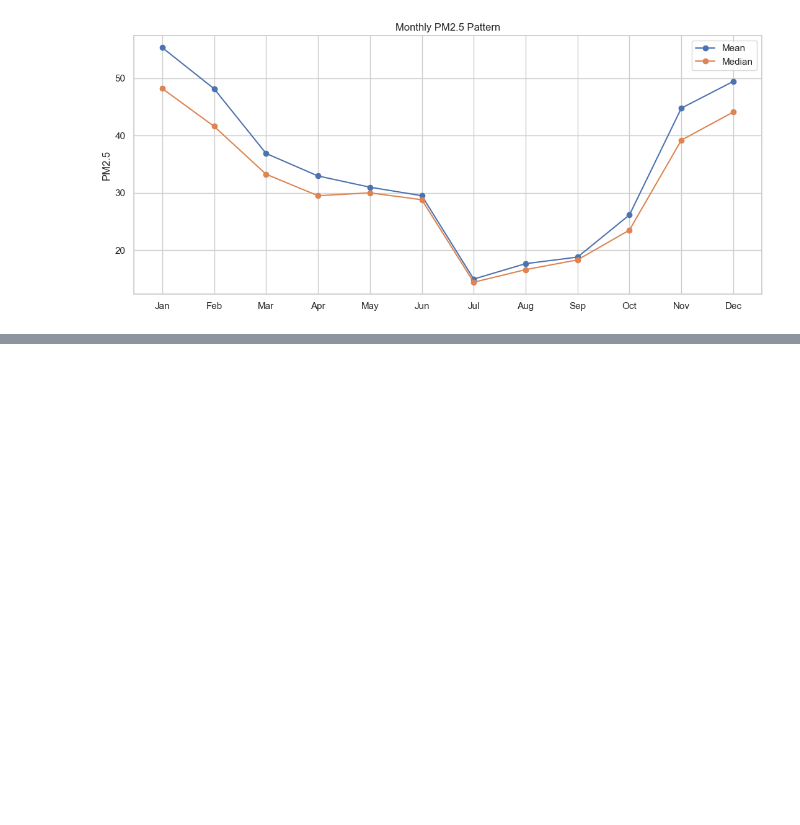
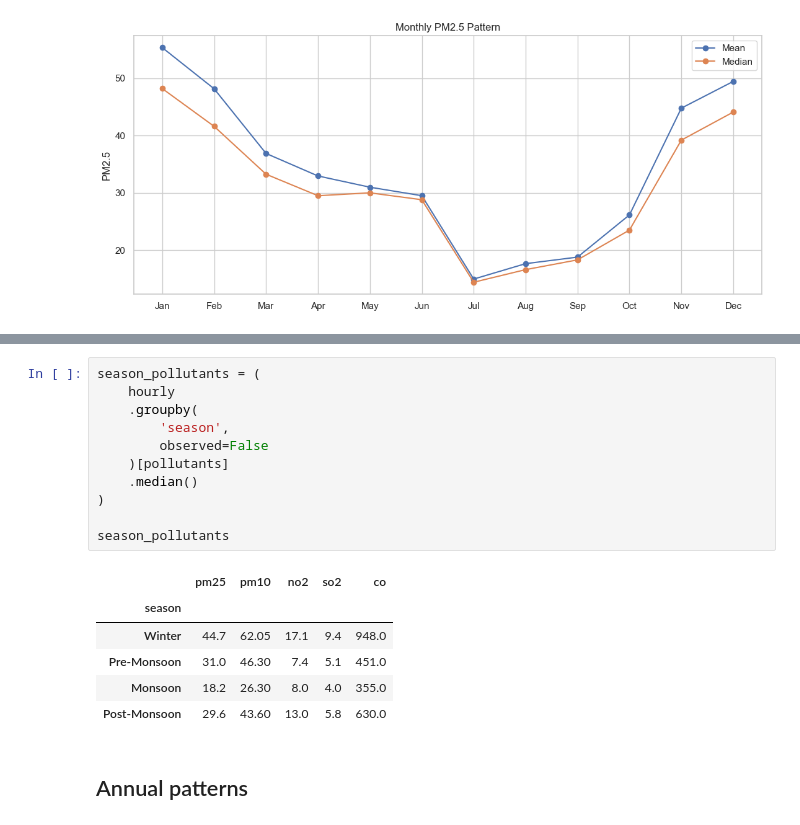
Before and after one commit to rubeshnpl13/Kathmandu-Air-Quality-Intelligence, a Jupyter notebook: notebooks/04_exploratory_data_analysis.ipynb, the cells around one changed output, grey strips where cells are left out. Cells and saved outputs as stored; diff of their text form; blank space fills up the shorter version.

```diff
--- a/notebooks/04_exploratory_data_analysis.ipynb
+++ b/notebooks/04_exploratory_data_analysis.ipynb
@@ -683,0 +731,20 @@ plt.show()
+# %%
+season_pollutants = (
+    hourly
+    .groupby(
+        'season',
+        observed=False
+    )[pollutants]
+    .median()
+)
+
+season_pollutants
+# %% [output]
+|  | pm25 | pm10 | no2 | so2 | co |
+| season |  |  |  |  |  |
+| Winter | 44.7 | 62.05 | 17.1 | 9.4 | 948.0 |
+| Pre-Monsoon | 31.0 | 46.30 | 7.4 | 5.1 | 451.0 |
+| Monsoon | 18.2 | 26.30 | 8.0 | 4.0 | 355.0 |
+| Post-Monsoon | 29.6 | 43.60 | 13.0 | 5.8 | 630.0 |
+# %% [markdown]
+## Annual patterns
```
Also changed, not shown: parts of 9 cells of this notebook.
